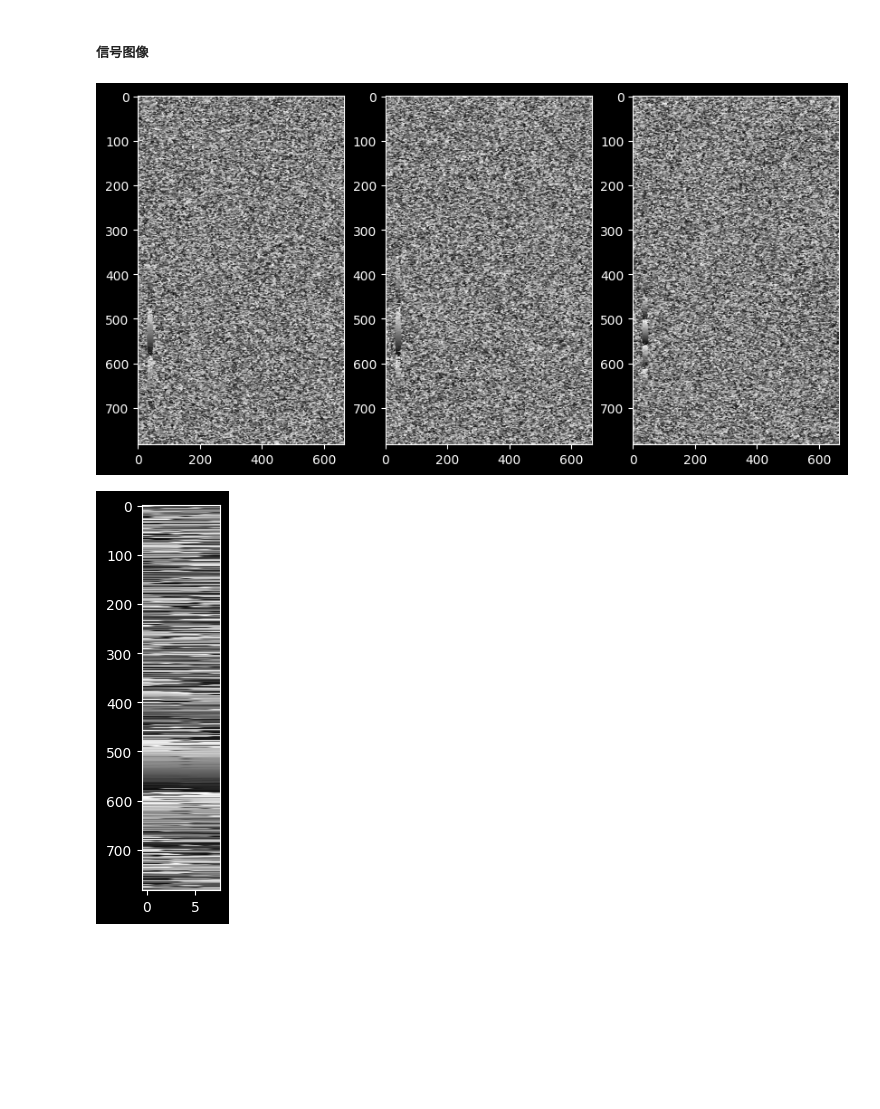
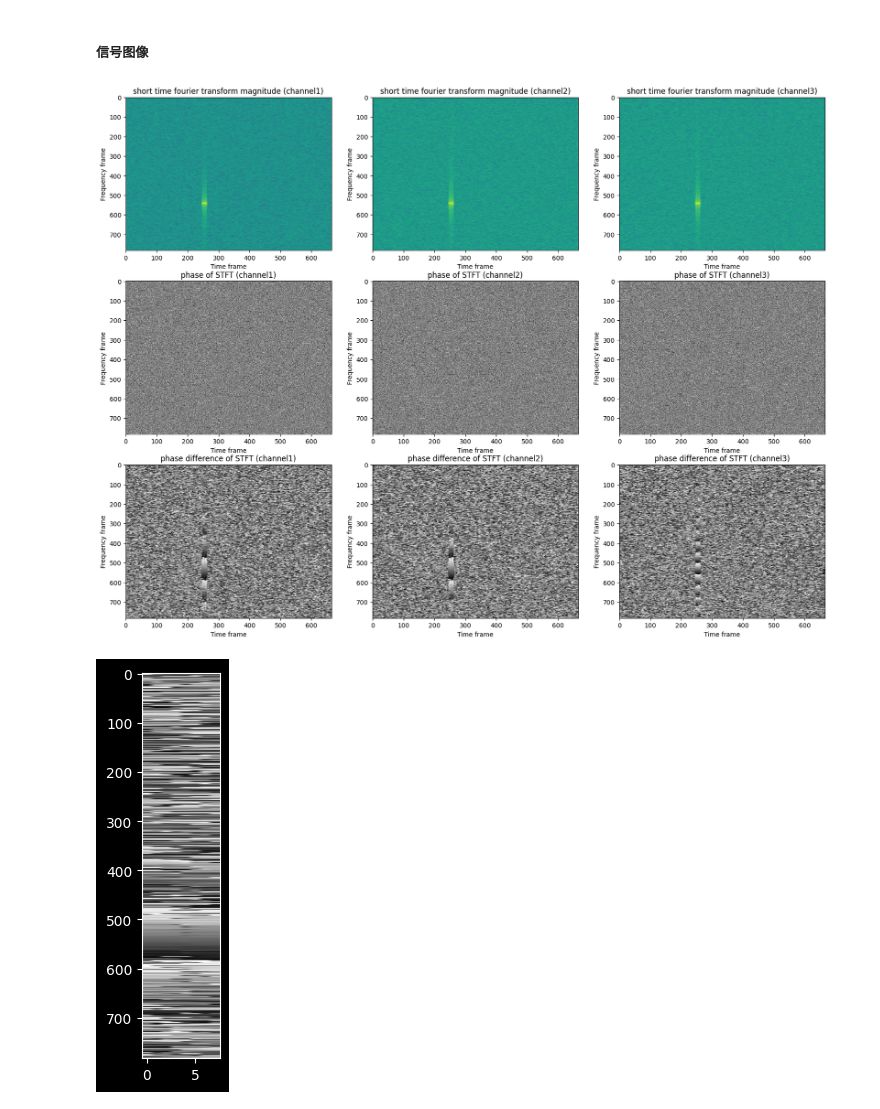
Before and after one commit to LeoJhonSong/ternary-array-passive-bearing, a Jupyter notebook: main.ipynb, the cells around one changed output. Drawn from its saved outputs; the diff is of its cells as text; code cells hidden in the pictures; blank space fills up the shorter version.

```diff
--- a/main.ipynb
+++ b/main.ipynb
@@ -7,6 +7,7 @@ import feature_modules
 from algorithm import *
 from entity import Array_Data_Sampler, CW_Func_Handler, CW_Source, Three_Elements_Array
 from utils import *
+plt.style.use('default')
 # %% [markdown]
 ## 仿真实验
 # %% [markdown]
@@ -81,19 +82,37 @@ x, r_real, angle_real, t_bound = array_data_sampler(t, velocity)
 # %%
 # %matplotlib widget
 
 import torch
 spectrogram_layer = feature_modules.Spectrogram(fs, 8192, 16, 20e3, 52.5e3).to('cuda')
 # filter_layer = feature_modules.Filter(fs, 8192, 42.5e3, 20e3, 52.5e3)
 cpsd_phase_layer = feature_modules.CPSD_Phase_Spectrogram().to('cuda')
-phase = cpsd_phase_layer(spectrogram_layer(torch.tensor(x).unsqueeze(0).unsqueeze(0).to('cuda'))).cpu().detach().squeeze()
+spectrogram = spectrogram_layer(torch.tensor(x).unsqueeze(0).unsqueeze(0).to('cuda'))
+phase = cpsd_phase_layer(spectrogram).cpu().squeeze()
+spectrogram = spectrogram.cpu().squeeze()
 # phase = cpsd_phase_layer(filter_layer(spectrogram_layer(torch.tensor(x).unsqueeze(0).unsqueeze(0).to('cuda')))).cpu().detach().squeeze()
 from matplotlib.colors import Normalize
-plt.figure(figsize=(10, 5))
+plt.figure(figsize=(20, 15))
 for i in range(3):
-    plt.subplot(1, 3, i+1)
+    # 第一列
+    plt.subplot(3, 3, i+1)
+    plt.imshow(torch.log10(torch.abs(spectrogram)).numpy()[i], aspect='auto', cmap='viridis')
+    plt.title(f'short time fourier transform magnitude (channel{i+1})')
+    plt.xlabel('Time frame')
+    plt.ylabel('Frequency frame')
+    # 第二列
+    plt.subplot(3, 3, i+4)
+    plt.imshow(torch.angle(spectrogram).numpy()[i], aspect='auto', cmap='gray', norm=Normalize(-np.pi, np.pi))
+    plt.title(f'phase of STFT (channel{i+1})')
+    plt.xlabel('Time frame')
+    plt.ylabel('Frequency frame')
+    # 第三列
+    plt.subplot(3, 3, i+7)
     plt.imshow(phase[i], aspect='auto', cmap='gray', norm=Normalize(-np.pi, np.pi))
+    plt.title(f'phase difference of STFT (channel{i+1})')
+    plt.xlabel('Time frame')
+    plt.ylabel('Frequency frame')
 # %% [output]
-[figure, old version]
+[figure, new version]
 # %%
 t_len = phase.shape[-1]
 plt.figure(figsize=(1, 5))
```
Also changed, not shown: 2 other files.
